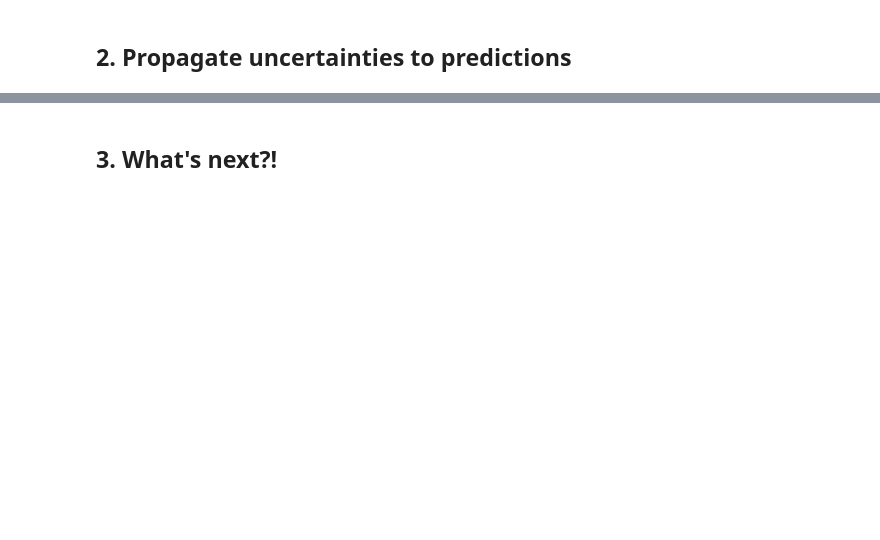
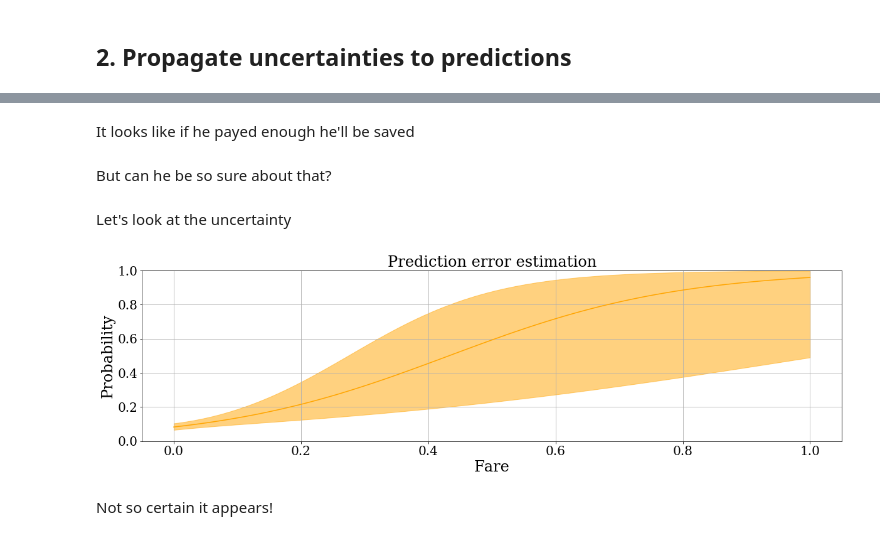
Before and after one commit to faab5/errortools, a Jupyter notebook: notebooks/PyData presentation 11-05-2019.ipynb, the cells around one changed output, grey strips where cells are left out. Drawn from its saved outputs; the diff is of its cells as text; code cells hidden in the pictures; blank space fills up the shorter version.

```diff
--- a/notebooks/PyData presentation 11-05-2019.ipynb
+++ b/notebooks/PyData presentation 11-05-2019.ipynb
@@ -346,5 +389,13 @@ Uncertainties over individual predictions
+# %% [markdown]
+It looks like if he payed enough he'll be saved
+# %% [markdown]
+But can he be so sure about that?
+# %% [markdown]
+Let's look at the uncertainty
 # %%
 errortools.report_error_indivial_pred(titanic_model,
-                                      X_test_scaled[index],
-                                      'Fare', features, 0, 3, 50,
-                                      figsize=(20,3))
+                                      X_test_scaled[2],
+                                      'Fare', features, 0, 1, 100,
+                                      figsize=(20,5))
+# %% [output]
+[figure, added]
@@ -354,2 +402,2 @@ for f, v, vs in zip(features, X_test[index], X_test_scaled[index]):
-# %% [markdown]
-## 3. What's next?!
+# %% [markdown]
+Not so certain it appears!
```
Also changed, not shown: parts of 63 cells of this notebook.
